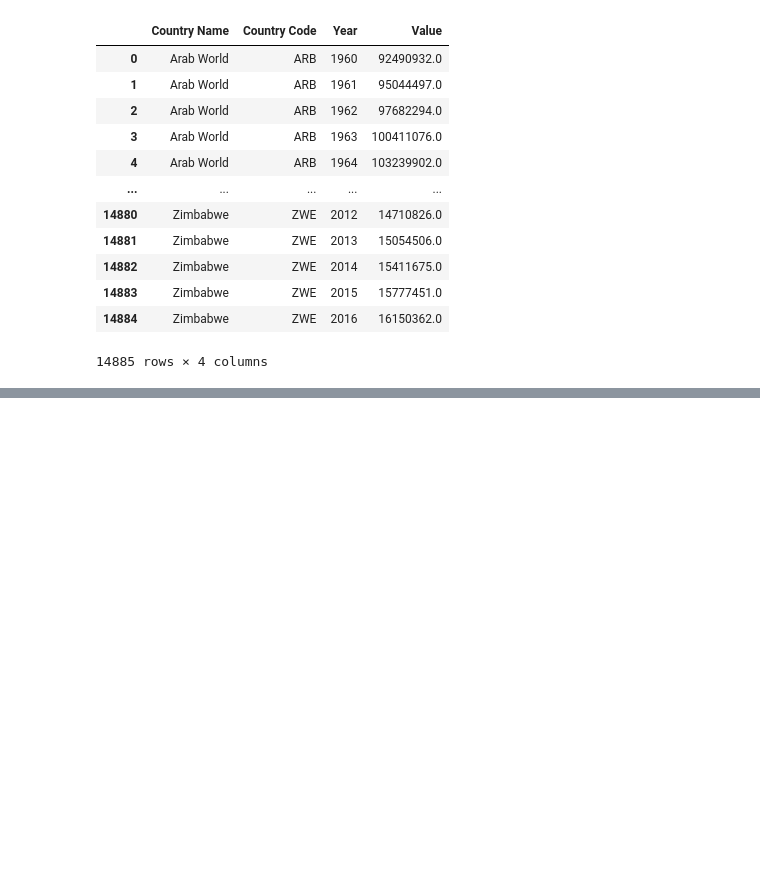
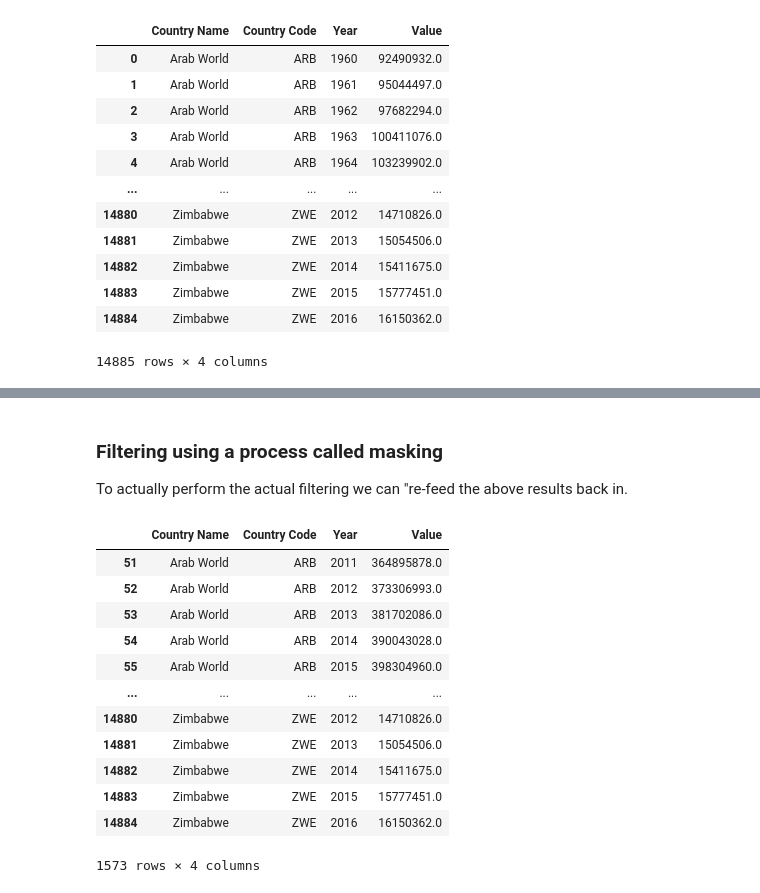
Before and after one commit to miroadamy-practice/s-oly-lt-jupyter-notebook-foundations, a Jupyter notebook: notebooks/1_Introduction.ipynb, the cells around one changed output, grey strips where cells are left out. Drawn from its saved outputs; the diff is of its cells as text; code cells hidden in the pictures; blank space fills up the shorter version.

```diff
--- a/notebooks/1_Introduction.ipynb
+++ b/notebooks/1_Introduction.ipynb
@@ -196,0 +412,20 @@ real_population
+# %% [markdown]
+### Filtering using a process called masking
+
+To actually perform the actual filtering we can "re-feed the above results back in.
+# %%
+real_population[real_population.Year > 2010]
+# %% [output]
+|  | Country Name | Country Code | Year | Value |
+| 51 | Arab World | ARB | 2011 | 364895878.0 |
+| 52 | Arab World | ARB | 2012 | 373306993.0 |
+| 53 | Arab World | ARB | 2013 | 381702086.0 |
+| 54 | Arab World | ARB | 2014 | 390043028.0 |
+| 55 | Arab World | ARB | 2015 | 398304960.0 |
+| ... | ... | ... | ... | ... |
+| 14880 | Zimbabwe | ZWE | 2012 | 14710826.0 |
+| 14881 | Zimbabwe | ZWE | 2013 | 15054506.0 |
+| 14882 | Zimbabwe | ZWE | 2014 | 15411675.0 |
+| 14883 | Zimbabwe | ZWE | 2015 | 15777451.0 |
+| 14884 | Zimbabwe | ZWE | 2016 | 16150362.0 |
+1573 rows × 4 columns
```
Also changed, not shown: parts of 60 cells of this notebook, 6 other files.
